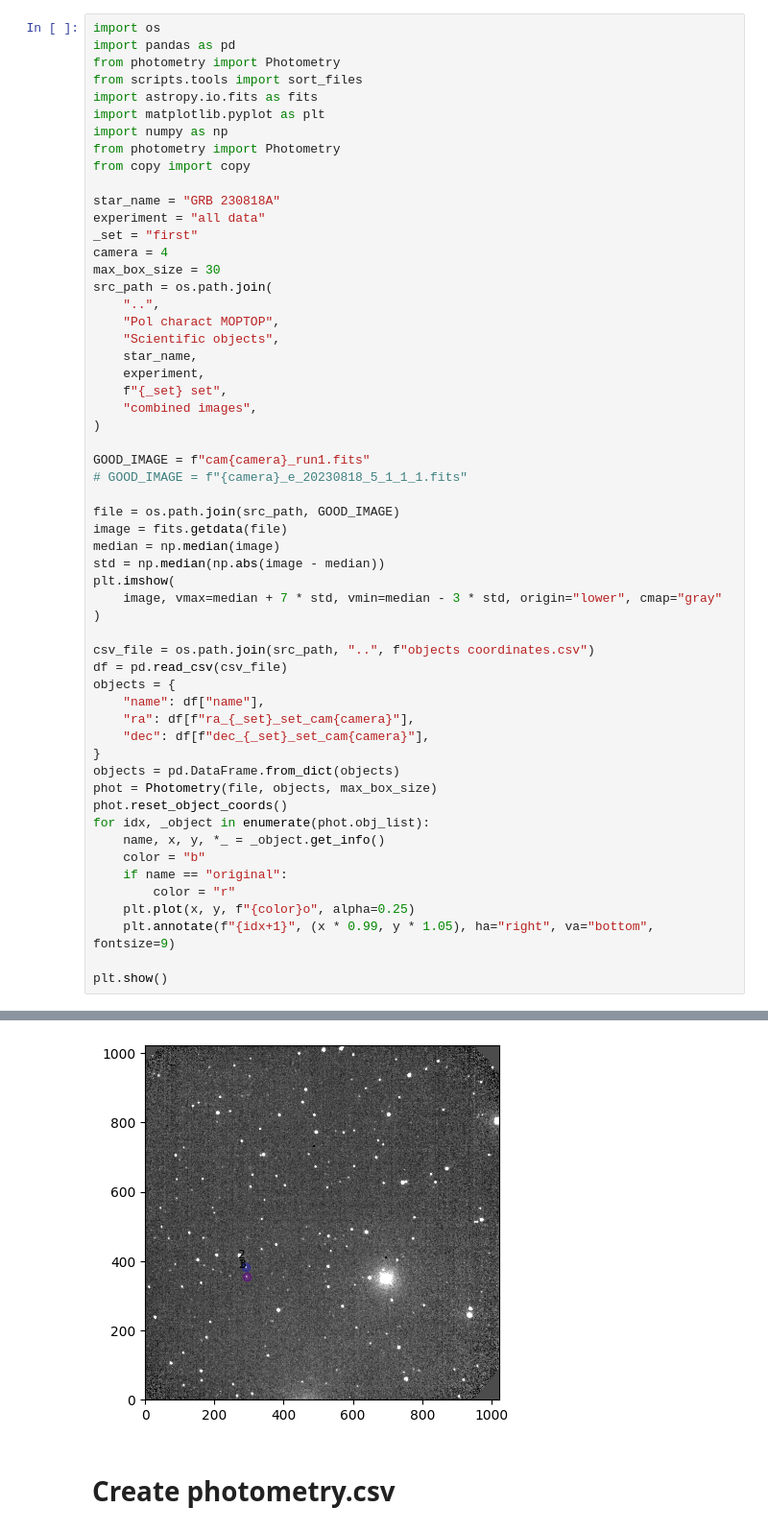
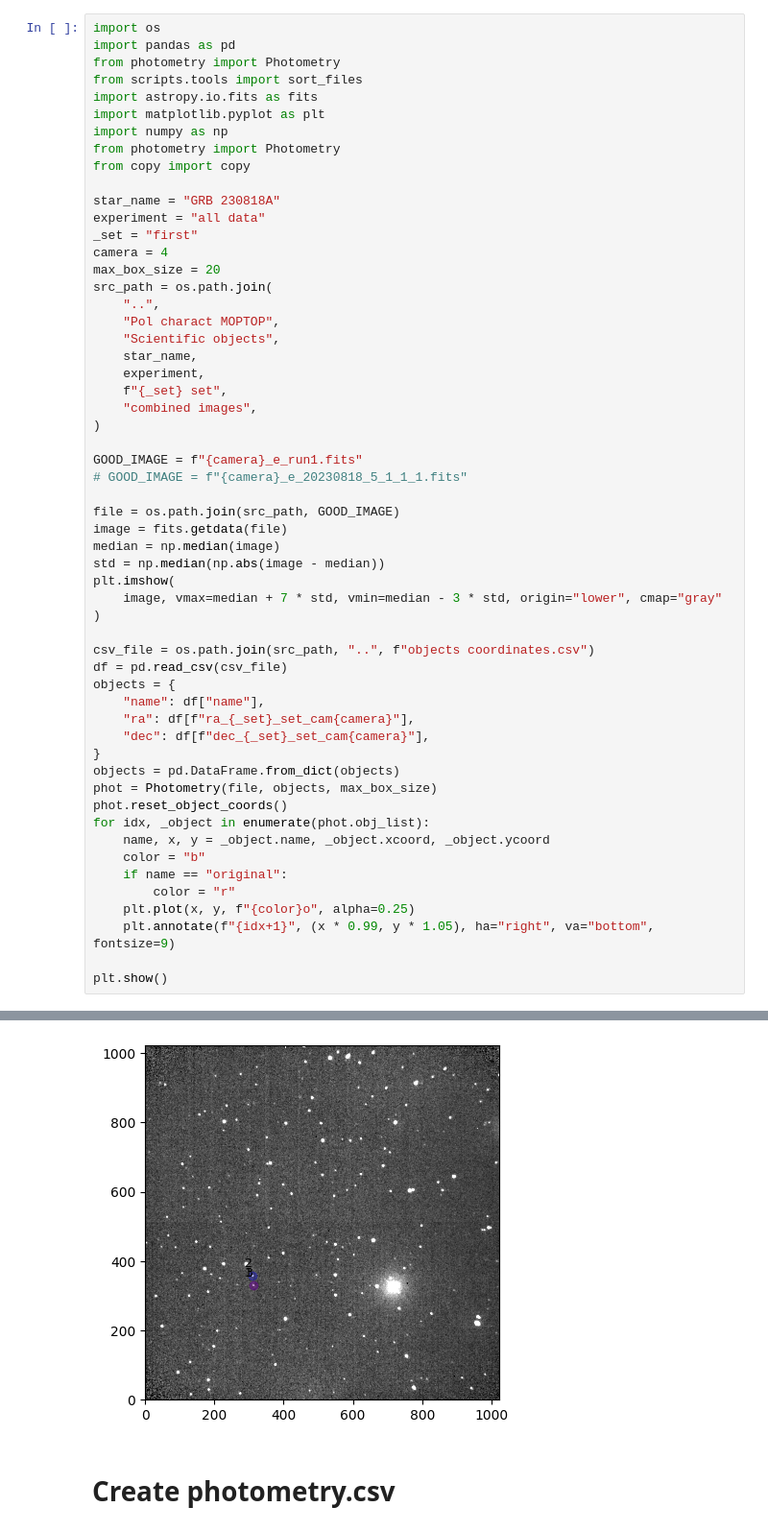
Before and after one commit to DBernardes/Tools-for-the-MOPTOP-pipeline-products, a Jupyter notebook: photometry_extraction.ipynb, the cells around one changed output, grey strips where cells are left out. Shown at 96% size. Saved outputs shown, nothing was run; the diff lists cells and outputs as text.

```diff
--- a/photometry_extraction.ipynb
+++ b/photometry_extraction.ipynb
@@ -13,7 +13,7 @@ star_name = "GRB 230818A"
 experiment = "all data"
 _set = "first"
 camera = 4
-max_box_size = 30
+max_box_size = 20
 src_path = os.path.join(
     "..",
     "Pol charact MOPTOP",
@@ -24,7 +24,7 @@ src_path = os.path.join(
     "combined images",
 )
 
-GOOD_IMAGE = f"cam{camera}_run1.fits"
+GOOD_IMAGE = f"{camera}_e_run1.fits"
 # GOOD_IMAGE = f"{camera}_e_20230818_5_1_1_1.fits"
 
 file = os.path.join(src_path, GOOD_IMAGE)
@@ -46,7 +46,7 @@ objects = pd.DataFrame.from_dict(objects)
 phot = Photometry(file, objects, max_box_size)
 phot.reset_object_coords()
 for idx, _object in enumerate(phot.obj_list):
-    name, x, y, *_ = _object.get_info()
+    name, x, y = _object.name, _object.xcoord, _object.ycoord
     color = "b"
     if name == "original":
         color = "r"
@@ -61,5 +61,5 @@ WARNING: FITSFixedWarning: 'datfix' made the change 'Set MJD-OBS to 60174.980631
 Set MJD-END to 60174.980688 from DATE-END'. [astropy.wcs.wcs]
-[figure, old version]
+[figure, new version]
 # %% [markdown]
 # Create photometry.csv
 # %%
```
Also changed, not shown: parts of 3 cells of this notebook, 4 other files.
